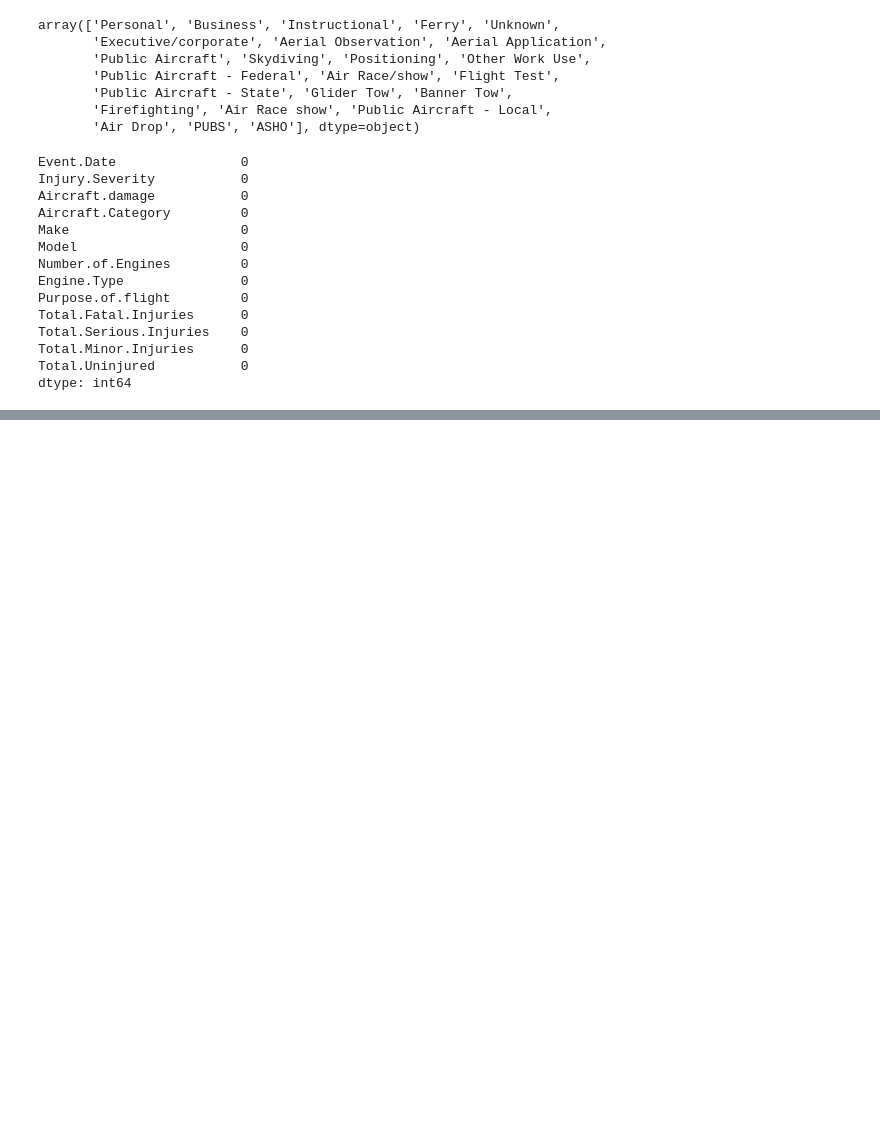
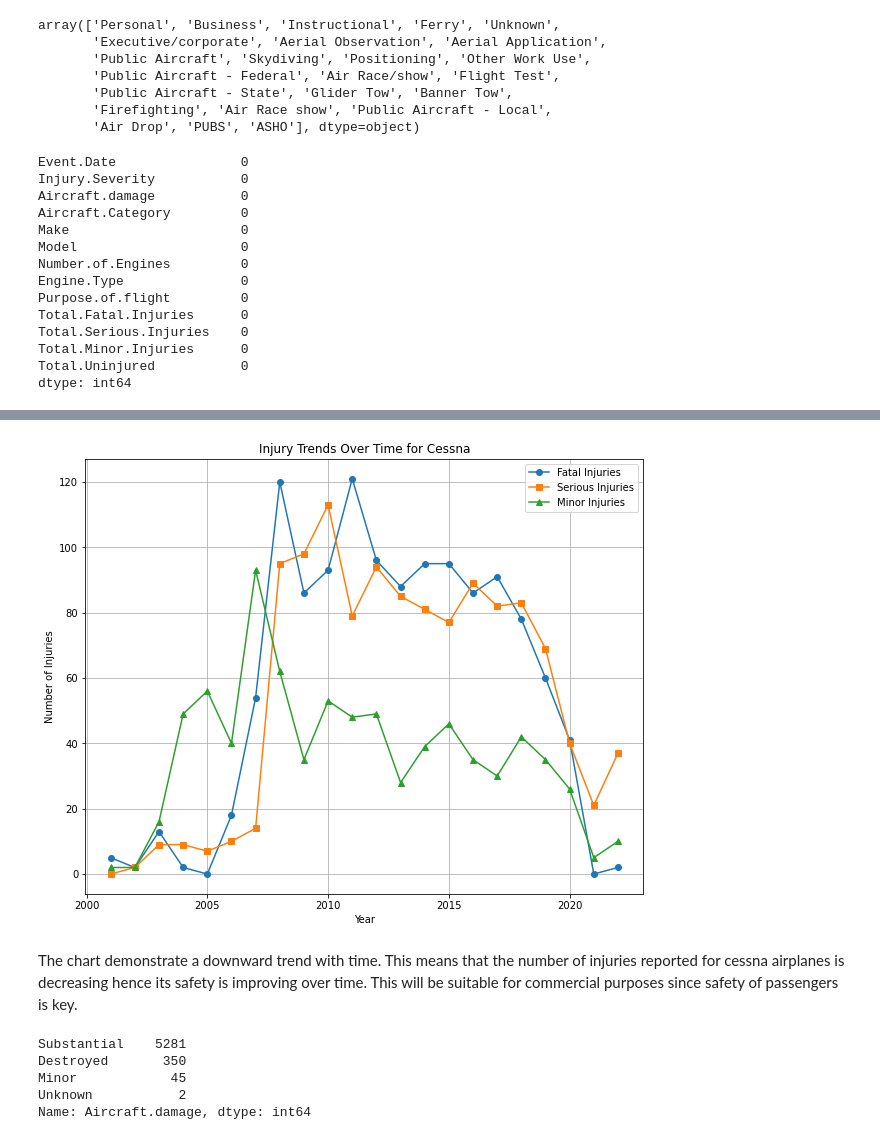
Before and after one commit to mercy-chepkoechkosgei/Phase1_Project, a Jupyter notebook: student.ipynb, the cells around one changed output, grey strips where cells are left out. Drawn from its saved outputs; the diff is of its cells as text; code cells hidden in the pictures; blank space fills up the shorter version.

```diff
--- a/student.ipynb
+++ b/student.ipynb
@@ -360,0 +425,12 @@ airplanes_df3[airplanes_df3.duplicated()]
+# %%
+airplanes_df4['Event.Date'] = pd.to_datetime(airplanes_df4['Event.Date'], errors='coerce')
+airplanes_df4['Year'] = airplanes_df4['Event.Date'].dt.year
+top_manufacturer_df = airplanes_df4[airplanes_df4['Make'] == top_manufacturer_name]
+
+#Aggregate injuries by year
+Injuries_by_year = top_manufacturer_df.groupby('Year')[[
+    'Total.Fatal.Injuries',
+    'Total.Serious.Injuries',
+    'Total.Minor.Injuries'
+]].sum()
+Injuries_by_year
@@ -360,0 +456,30 @@ airplanes_df3[airplanes_df3.duplicated()]
+# %%
+import matplotlib.pyplot as plt
+
+plt.figure(figsize=(10,8))
+# Plot each column as a separate line
+plt.plot(Injuries_by_year.index, Injuries_by_year['Total.Fatal.Injuries'], marker='o', label='Fatal Injuries')
+plt.plot(Injuries_by_year.index, Injuries_by_year['Total.Serious.Injuries'], marker='s', label='Serious Injuries')
+plt.plot(Injuries_by_year.index, Injuries_by_year['Total.Minor.Injuries'], marker='^', label='Minor Injuries')
+
+plt.title(f'Injury Trends Over Time for {top_manufacturer_name}')
+plt.xlabel('Year')
+plt.ylabel('Number of Injuries')
+plt.legend()
+plt.grid(True)
+plt.show()
+# %% [output]
+[figure, added]
+# %% [markdown]
+The chart demonstrate a downward trend with time. This means that the number of injuries reported for cessna airplanes is decreasing hence its safety is improving over time. This will be suitable for commercial purposes since safety of passengers is key.
+# %%
+#Damage severity for the top manufacturer
+top_manufacturer_df = airplanes_df4[airplanes_df4['Make'] == top_manufacturer_name]
+damage_counts = top_manufacturer_df['Aircraft.damage'].value_counts()
+damage_counts
+# %% [output]
+Substantial    5281
+Destroyed       350
+Minor            45
+Unknown           2
+Name: Aircraft.damage, dtype: int64
```
Also changed, not shown: parts of 37 cells of this notebook.
